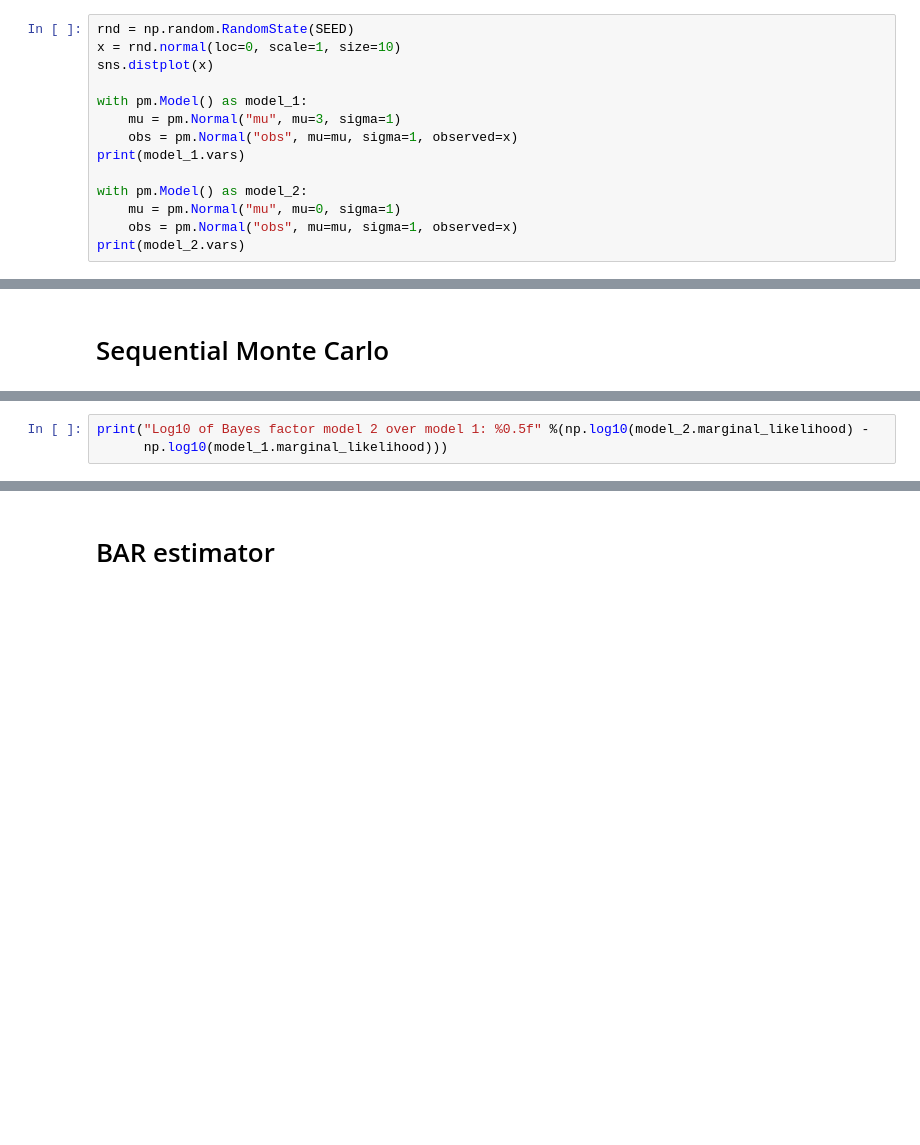
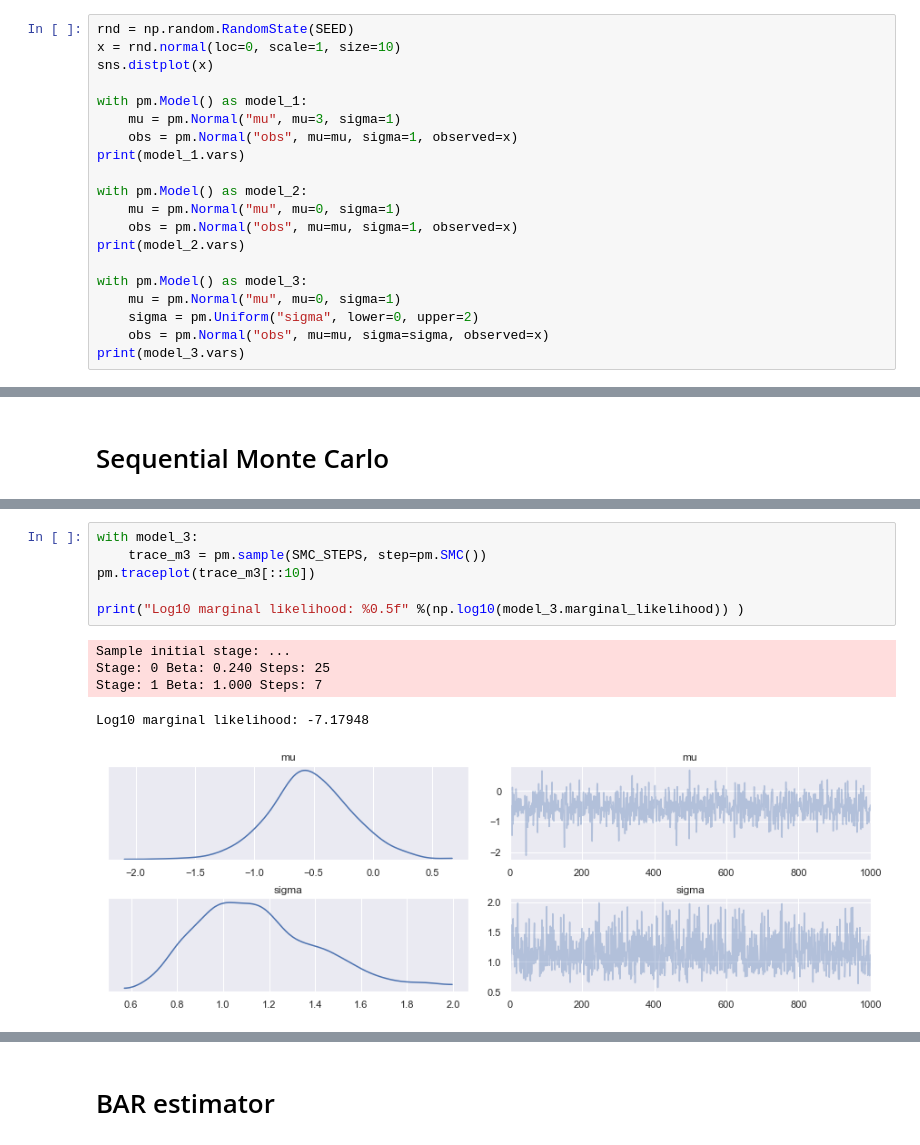
Before and after one commit to nguyentrunghai/BAR_estimator_for_Bayes_factors, a Jupyter notebook: single_Gaussian_models.ipynb, the cells around one changed output, grey strips where cells are left out. Cells and saved outputs as stored; diff of their text form; blank space fills up the shorter version.

Commit message:
add the third model

```diff
--- a/single_Gaussian_models.ipynb
+++ b/single_Gaussian_models.ipynb
@@ -33,6 +33,12 @@ with pm.Model() as model_2:
     mu = pm.Normal("mu", mu=0, sigma=1)
     obs = pm.Normal("obs", mu=mu, sigma=1, observed=x)
 print(model_2.vars)
+
+with pm.Model() as model_3:
+    mu = pm.Normal("mu", mu=0, sigma=1)
+    sigma = pm.Uniform("sigma", lower=0, upper=2)
+    obs = pm.Normal("obs", mu=mu, sigma=sigma, observed=x)
+print(model_3.vars)
 # %% [output]
 [mu]
 [mu]
@@ -54,3 +80,12 @@ print("Log10 marginal likelihood: %0.5f" %(np.log10(model_2.marginal_likelihood)
-# %%
-print("Log10 of Bayes factor model 2 over model 1: %0.5f" %(np.log10(model_2.marginal_likelihood) -
-      np.log10(model_1.marginal_likelihood)))
+# %%
+with model_3:
+    trace_m3 = pm.sample(SMC_STEPS, step=pm.SMC())
+pm.traceplot(trace_m3[::10])
+
+print("Log10 marginal likelihood: %0.5f" %(np.log10(model_3.marginal_likelihood)) )
+# %% [output]
+Sample initial stage: ...
+Stage: 0 Beta: 0.240 Steps: 25
+Stage: 1 Beta: 1.000 Steps: 7
+Log10 marginal likelihood: -7.17948
+[figure, added]
```
Also changed, not shown: parts of 13 cells of this notebook.
